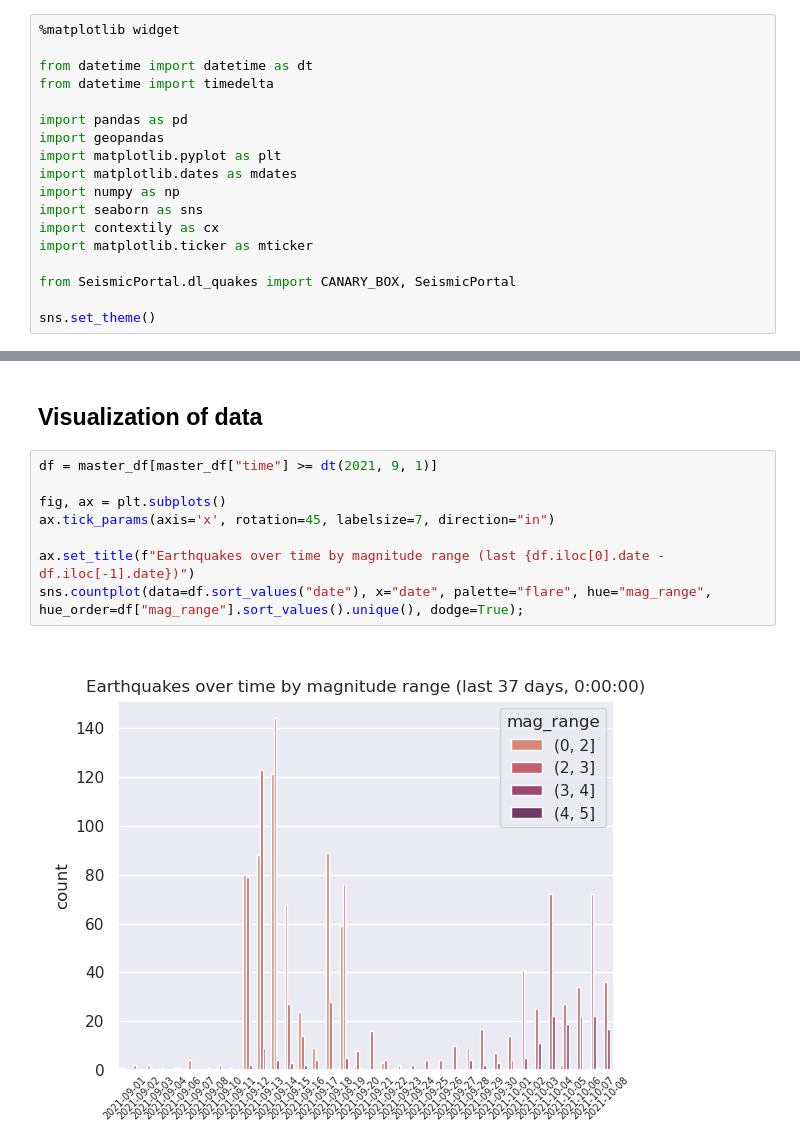
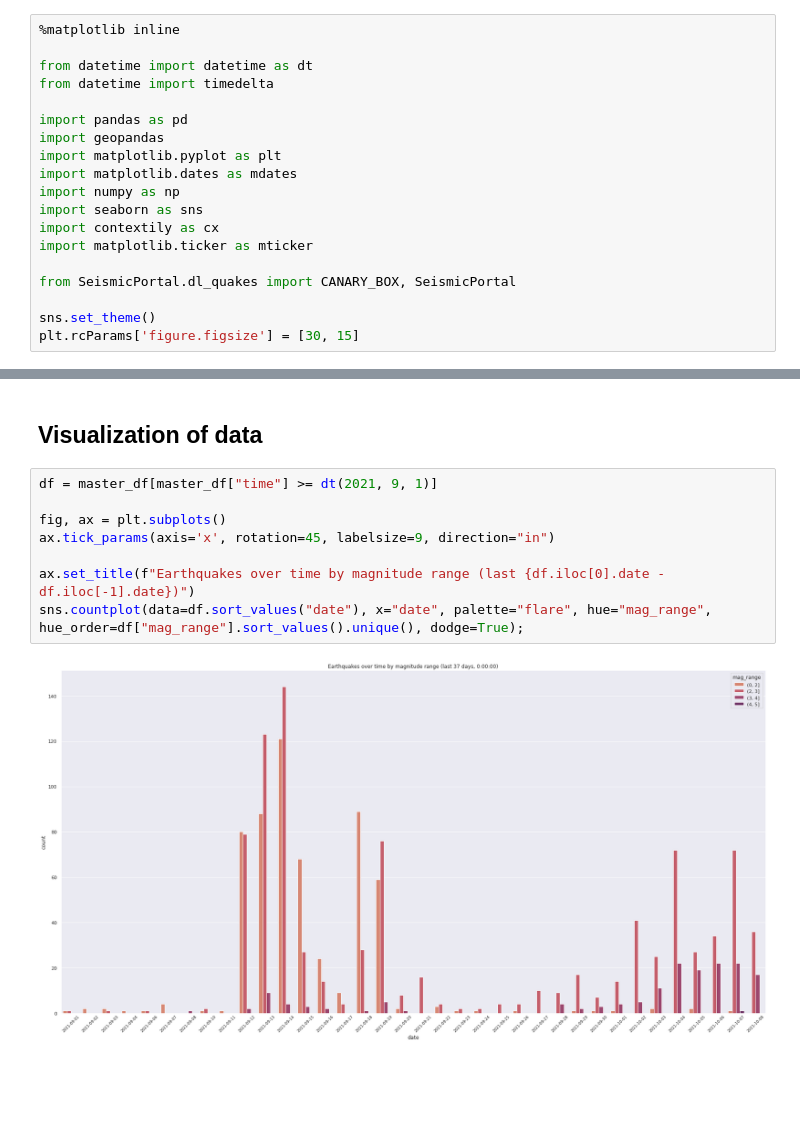
Before and after one commit to Anonymous5726221/lapalma_data, a Jupyter notebook: main.ipynb, the cells around one changed output, grey strips where cells are left out. Saved outputs shown, nothing was run; the diff lists cells and outputs as text; blank space fills up the shorter version.

Commit message:
Use regular inline plot instead of widget

```diff
--- a/main.ipynb
+++ b/main.ipynb
@@ -3,7 +3,7 @@
 # %% [markdown]
 ## Importing libraries
 # %%
-%matplotlib widget
+%matplotlib inline
 
 from datetime import datetime as dt
 from datetime import timedelta
@@ -20,6 +20,7 @@ import matplotlib.ticker as mticker
 from SeismicPortal.dl_quakes import CANARY_BOX, SeismicPortal
 
 sns.set_theme()
+plt.rcParams['figure.figsize'] = [30, 15]
 # %% [markdown]
 ## Downloading latest eartquake data for the Canary Islands
 # %%
@@ -94,13 +95,13 @@ master_df
 # %%
 df = master_df[master_df["time"] >= dt(2021, 9, 1)]
 
 fig, ax = plt.subplots()
-ax.tick_params(axis='x', rotation=45, labelsize=7, direction="in")
+ax.tick_params(axis='x', rotation=45, labelsize=9, direction="in")
 
 ax.set_title(f"Earthquakes over time by magnitude range (last {df.iloc[0].date - df.iloc[-1].date})")
 sns.countplot(data=df.sort_values("date"), x="date", palette="flare", hue="mag_range", hue_order=df["mag_range"].sort_values().unique(), dodge=True);
 # %% [output]
-[figure, old version]
+[figure, new version]
 # %%
 df = master_df[master_df["time"] >= dt(2021, 9, 28)]
 
```
Also changed, not shown: parts of 3 cells of this notebook.
